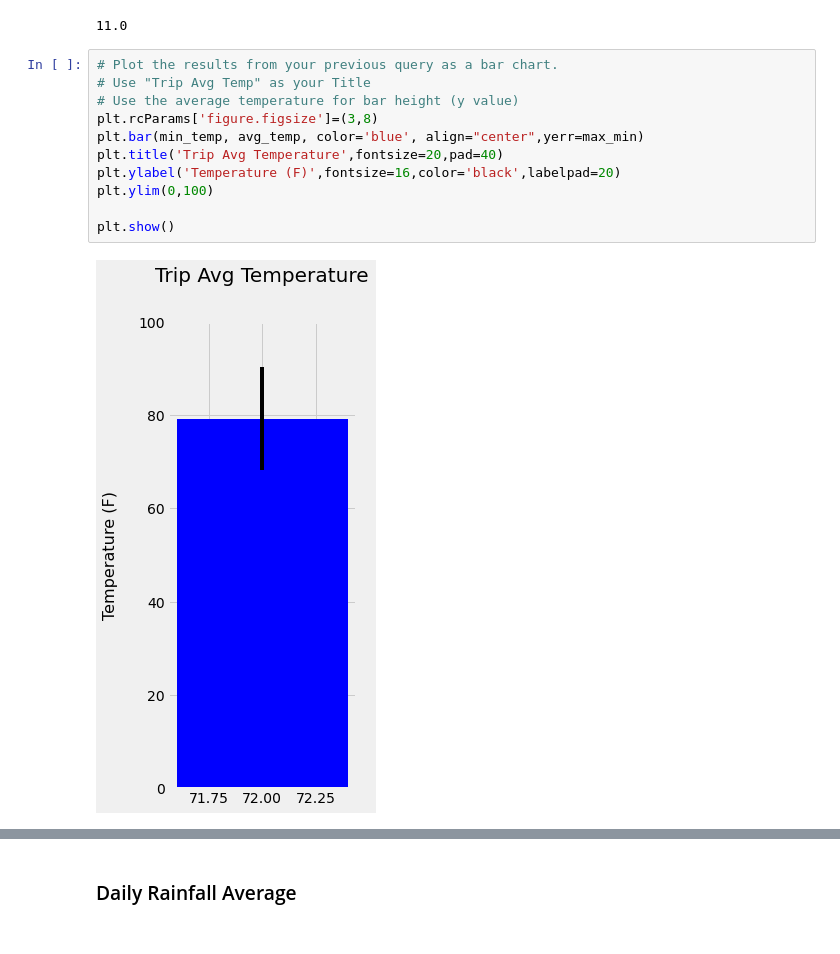
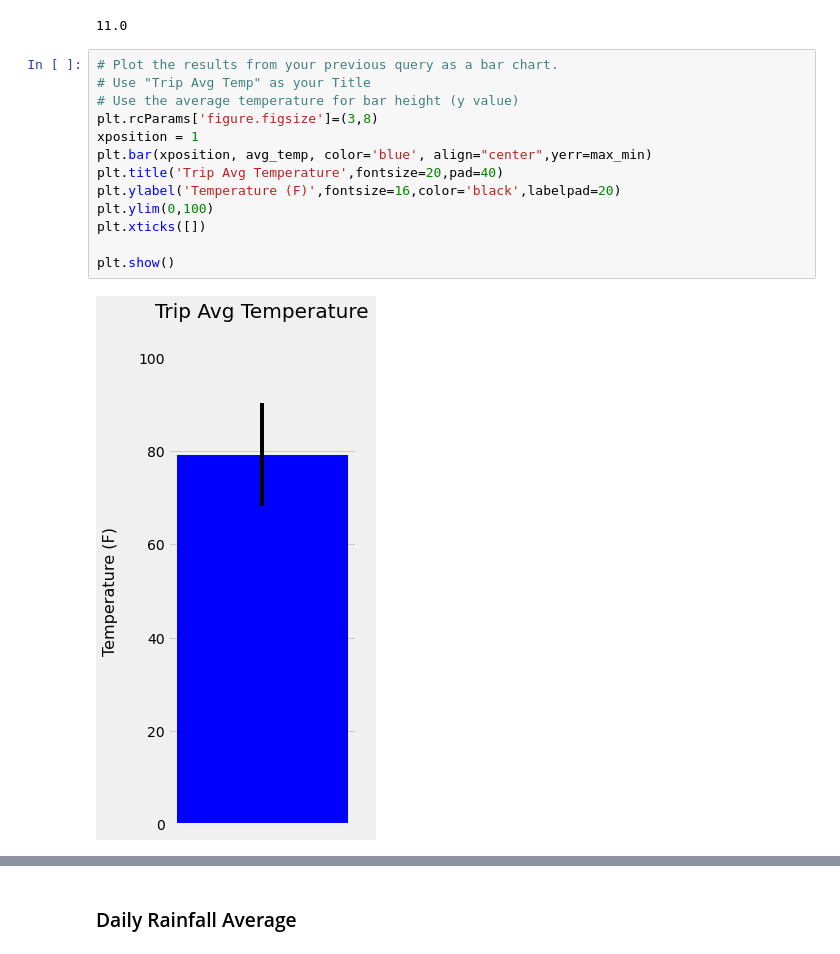
Before and after one commit to lauragabrielson/SQL_Alchemy_Challenge, a Jupyter notebook: temp_analysis_bonus_2_starter.ipynb, the cells around one changed output, grey strips where cells are left out. Saved outputs shown, nothing was run; the diff lists cells and outputs as text.

```diff
--- a/temp_analysis_bonus_2_starter.ipynb
+++ b/temp_analysis_bonus_2_starter.ipynb
@@ -132,13 +132,15 @@ max_min
 # %%
 # Plot the results from your previous query as a bar chart.
 # Use "Trip Avg Temp" as your Title
 # Use the average temperature for bar height (y value)
 plt.rcParams['figure.figsize']=(3,8)
-plt.bar(min_temp, avg_temp, color='blue', align="center",yerr=max_min)
+xposition = 1
+plt.bar(xposition, avg_temp, color='blue', align="center",yerr=max_min)
 plt.title('Trip Avg Temperature',fontsize=20,pad=40)
 plt.ylabel('Temperature (F)',fontsize=16,color='black',labelpad=20)
 plt.ylim(0,100)
+plt.xticks([])
 
 plt.show()
 # %% [output]
-[figure, old version]
+[figure, new version]
```
Also changed, not shown: parts of 2 cells of this notebook, 3 other files.
